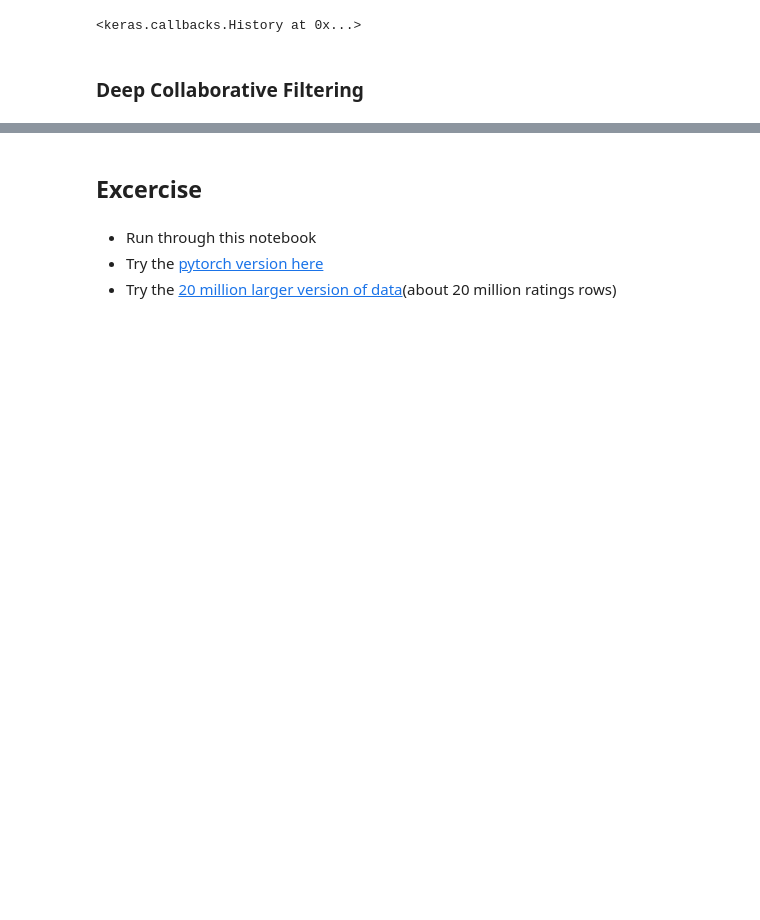
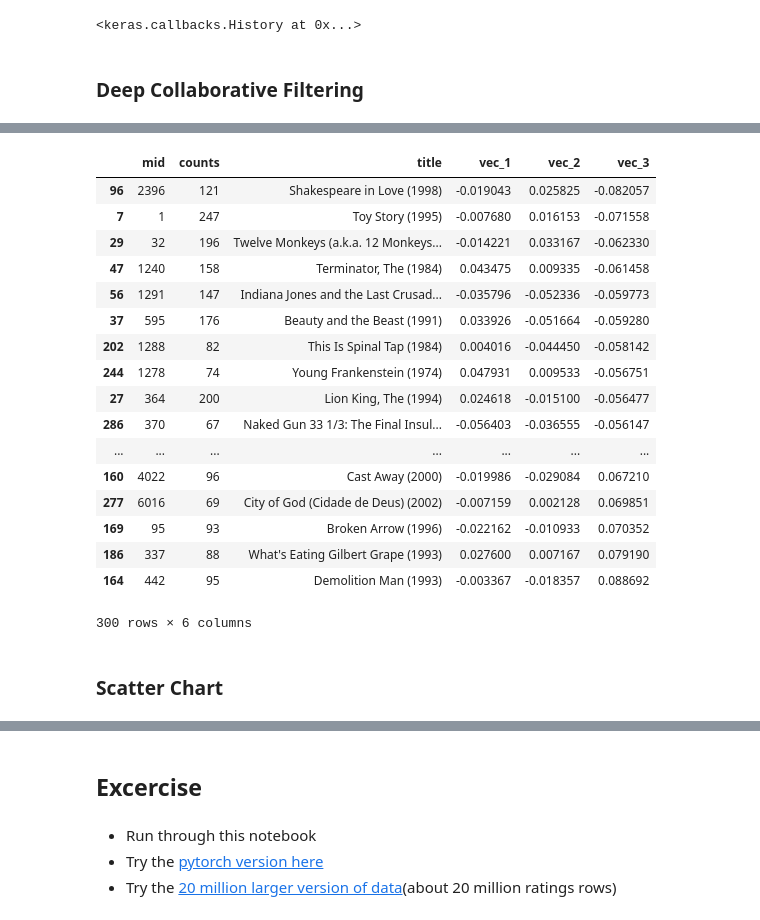
Before and after one commit to raynardj/python4ml, a Jupyter notebook: 3.1.3_recommender_system.ipynb, the cells around one changed output, grey strips where cells are left out. Drawn from its saved outputs; the diff is of its cells as text; code cells hidden in the pictures; blank space fills up the shorter version.

```diff
--- a/3.1.3_recommender_system.ipynb
+++ b/3.1.3_recommender_system.ipynb
@@ -252,0 +396,23 @@ Epoch 5/5
+# %%
+most_watched.head(300).sort_values(by = "vec_3")
+# %% [output]
+|  | mid | counts | title | vec_1 | vec_2 | vec_3 |
+| 96 | 2396 | 121 | Shakespeare in Love (1998) | -0.019043 | 0.025825 | -0.082057 |
+| 7 | 1 | 247 | Toy Story (1995) | -0.007680 | 0.016153 | -0.071558 |
+| 29 | 32 | 196 | Twelve Monkeys (a.k.a. 12 Monkeys... | -0.014221 | 0.033167 | -0.062330 |
+| 47 | 1240 | 158 | Terminator, The (1984) | 0.043475 | 0.009335 | -0.061458 |
+| 56 | 1291 | 147 | Indiana Jones and the Last Crusad... | -0.035796 | -0.052336 | -0.059773 |
+| 37 | 595 | 176 | Beauty and the Beast (1991) | 0.033926 | -0.051664 | -0.059280 |
+| 202 | 1288 | 82 | This Is Spinal Tap (1984) | 0.004016 | -0.044450 | -0.058142 |
+| 244 | 1278 | 74 | Young Frankenstein (1974) | 0.047931 | 0.009533 | -0.056751 |
+| 27 | 364 | 200 | Lion King, The (1994) | 0.024618 | -0.015100 | -0.056477 |
+| 286 | 370 | 67 | Naked Gun 33 1/3: The Final Insul... | -0.056403 | -0.036555 | -0.056147 |
+| ... | ... | ... | ... | ... | ... | ... |
+| 160 | 4022 | 96 | Cast Away (2000) | -0.019986 | -0.029084 | 0.067210 |
+| 277 | 6016 | 69 | City of God (Cidade de Deus) (2002) | -0.007159 | 0.002128 | 0.069851 |
+| 169 | 95 | 93 | Broken Arrow (1996) | -0.022162 | -0.010933 | 0.070352 |
+| 186 | 337 | 88 | What's Eating Gilbert Grape (1993) | 0.027600 | 0.007167 | 0.079190 |
+| 164 | 442 | 95 | Demolition Man (1993) | -0.003367 | -0.018357 | 0.088692 |
+300 rows × 6 columns
+# %% [markdown]
+### Scatter Chart
```
Also changed, not shown: parts of 23 cells of this notebook.
